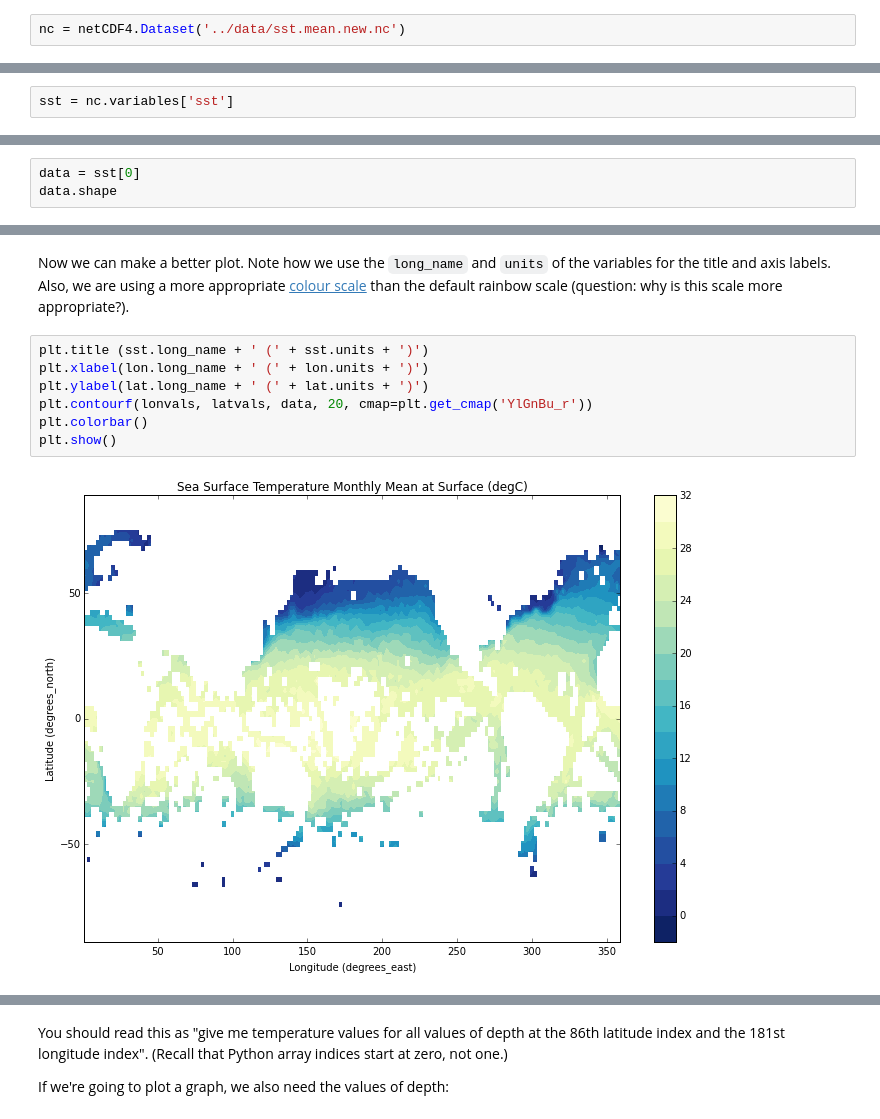
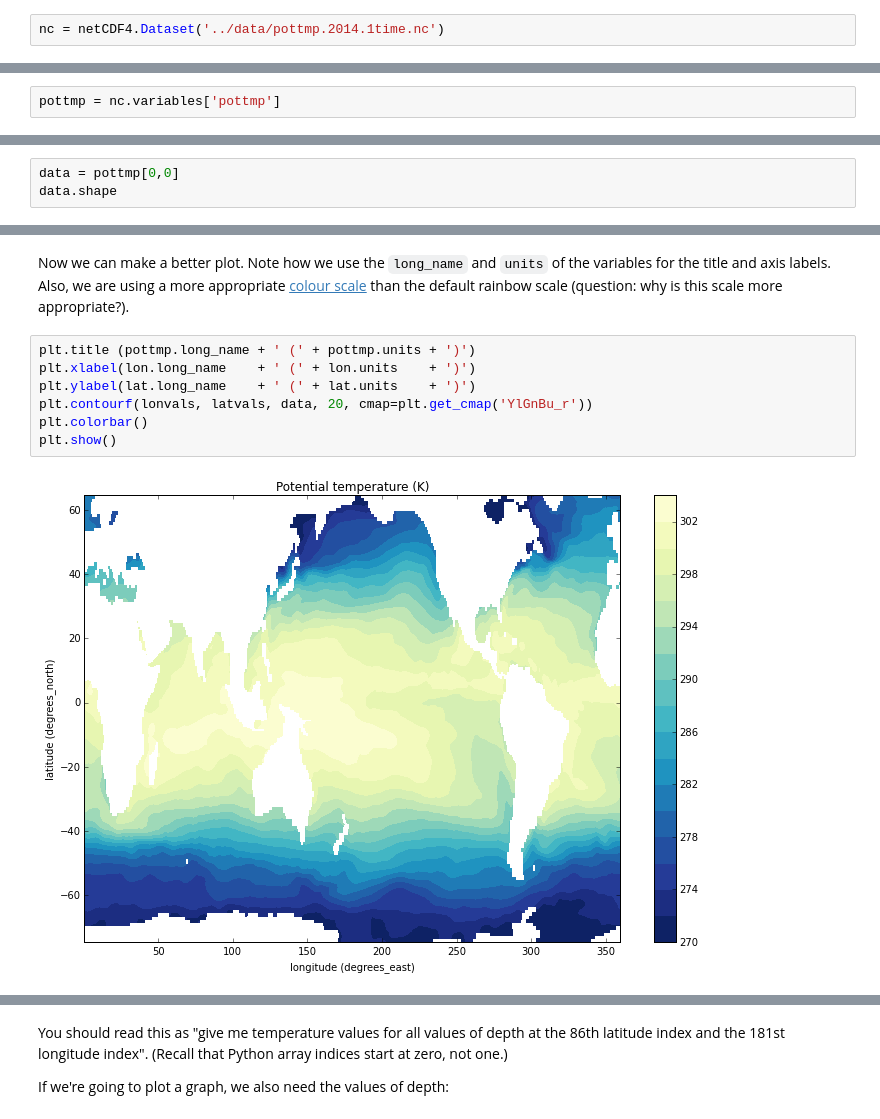
Before and after one commit to jonblower/python-viz-intro, a Jupyter notebook: Lesson 3. Plotting data from NetCDF files/3. Plotting data from NetCDF files.ipynb, the cells around one changed output, grey strips where cells are left out. Cells and saved outputs as stored; diff of their text form.

Commit message:
Found more suitable data file (4D) for Lesson 3

```diff
--- a/Lesson 3. Plotting data from NetCDF files/3. Plotting data from NetCDF files.ipynb
+++ b/Lesson 3. Plotting data from NetCDF files/3. Plotting data from NetCDF files.ipynb
@@ -28,5 +28,5 @@ We've put some data files in the `data` directory. Let's open one of them. This
 # %%
-nc = netCDF4.Dataset('../data/sst.mean.new.nc')
+nc = netCDF4.Dataset('../data/pottmp.2014.1time.nc')
 # %% [markdown]
 We can see what *variables* we have in the dataset with `nc.variables`. This returns a [*dictionary*](http://www.pythonforbeginners.com/dictionary/how-to-use-dictionaries-in-python) of Variable objects, the keys of which give the identifiers of the variables:
 # %%
@@ -40,5 +40,5 @@ We want to plot the SST variable. Let's get a handle to this variable:
 # %%
-sst = nc.variables['sst']
+pottmp = nc.variables['pottmp']
 # %% [markdown]
 We can find its units ("units" is an *attribute* of the vorticity variable):
 # %%
@@ -76,4 +76,4 @@ So there are 100 values of time, 90 of latitude and 180 of longitude. We're just
 # %%
-data = sst[0]
+data = pottmp[0,0]
 data.shape
 # %% [output]
@@ -108,14 +108,14 @@ latvals = lat[:]
 # %% [markdown]
 Now we can make a better plot. Note how we use the `long_name` and `units` of the variables for the title and axis labels. Also, we are using a more appropriate [colour scale](http://matplotlib.org/examples/color/colormaps_reference.html) than the default rainbow scale (question: why is this scale more appropriate?).
 # %%
-plt.title (sst.long_name + ' (' + sst.units + ')')
-plt.xlabel(lon.long_name + ' (' + lon.units + ')')
-plt.ylabel(lat.long_name + ' (' + lat.units + ')')
+plt.title (pottmp.long_name + ' (' + pottmp.units + ')')
+plt.xlabel(lon.long_name    + ' (' + lon.units    + ')')
+plt.ylabel(lat.long_name    + ' (' + lat.units    + ')')
 plt.contourf(lonvals, latvals, data, 20, cmap=plt.get_cmap('YlGnBu_r'))
 plt.colorbar()
 plt.show()
 # %% [output]
-[figure, old version]
+[figure, new version]
 # %% [markdown]
 (By the way, you can resize the plot by dragging its bottom right-hand corner. Try it!)
 
```
Also changed, not shown: parts of 21 cells of this notebook, 4 other files.
